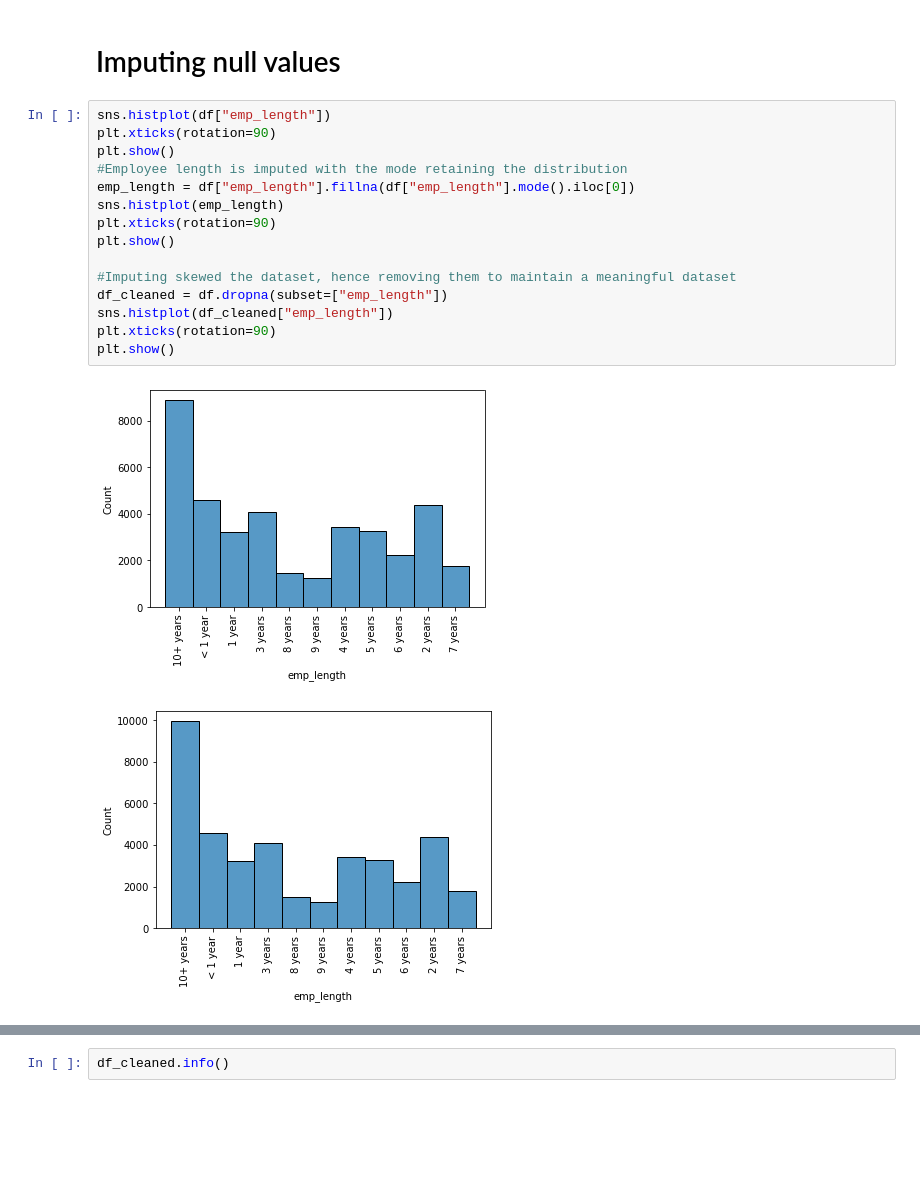
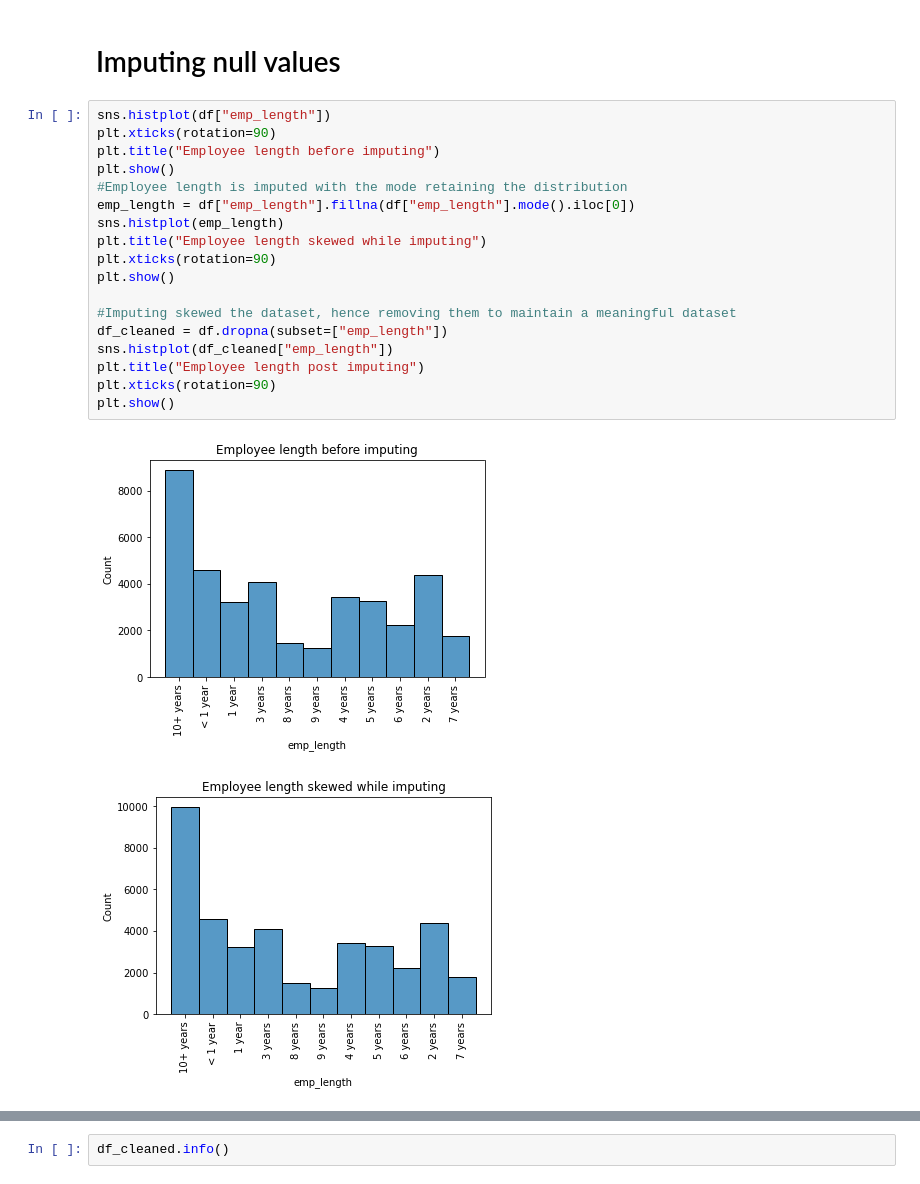
Before and after one commit to arooshp/lendingclub, a Jupyter notebook: Group_Facilitator_Aroosh.ipynb, the cells around one changed output, grey strips where cells are left out. Drawn from its saved outputs; the diff is of its cells as text; blank space fills up the shorter version.

```diff
--- a/lending_club_case_study.ipynb
+++ b/Group_Facilitator_Aroosh.ipynb
@@ -180,18 +180,21 @@ memory usage: 4.8+ MB
 # %%
 sns.histplot(df["emp_length"])
 plt.xticks(rotation=90)
+plt.title("Employee length before imputing")
 plt.show()
 #Employee length is imputed with the mode retaining the distribution
 emp_length = df["emp_length"].fillna(df["emp_length"].mode().iloc[0])
 sns.histplot(emp_length)
+plt.title("Employee length skewed while imputing")
 plt.xticks(rotation=90)
 plt.show()
 
 #Imputing skewed the dataset, hence removing them to maintain a meaningful dataset
 df_cleaned = df.dropna(subset=["emp_length"])
 sns.histplot(df_cleaned["emp_length"])
+plt.title("Employee length post imputing")
 plt.xticks(rotation=90)
 plt.show()
 # %% [output]
-[figure, old version]
+[figure, new version]
-[figure, old version]
+[figure, new version]
```
Also changed, not shown: parts of 6 cells of this notebook, 2 other files.
